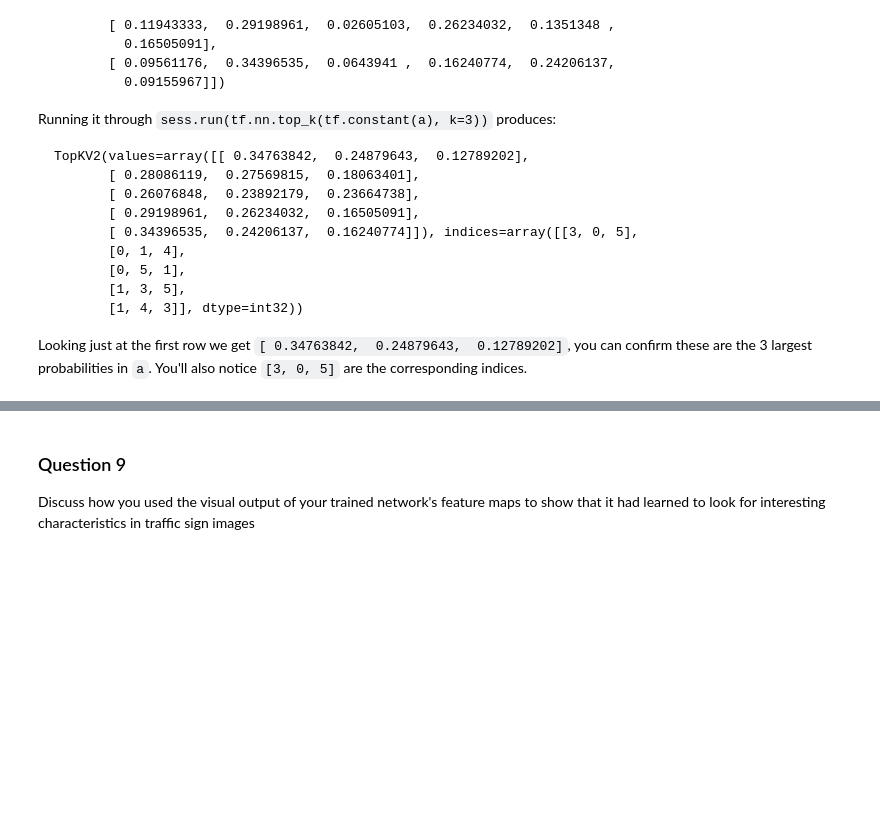
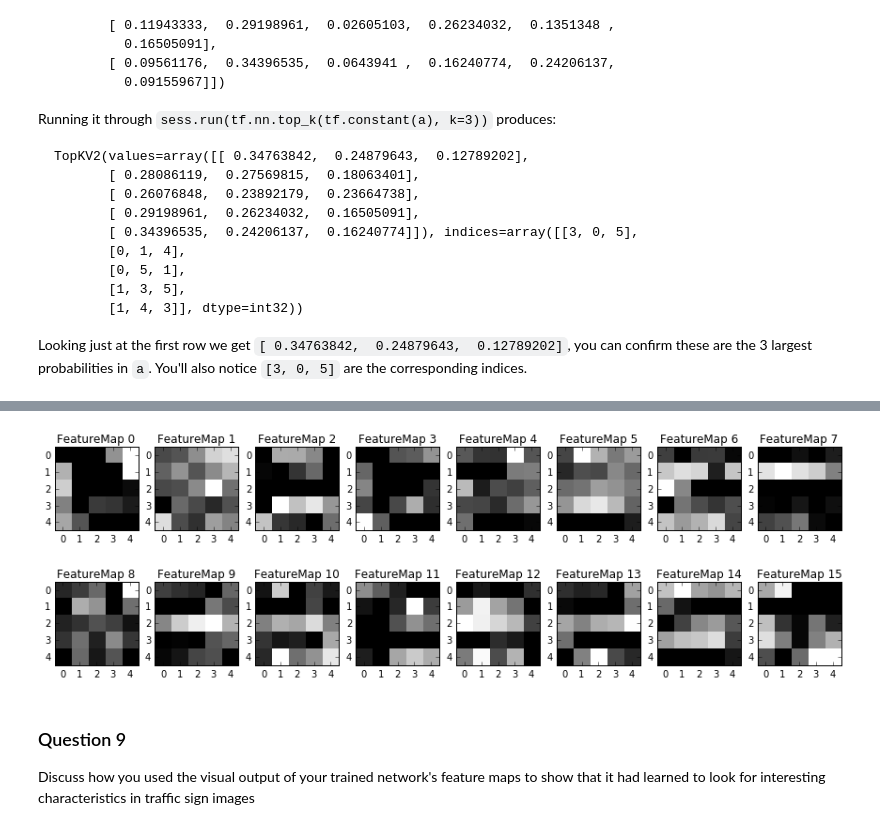
Before and after one commit to romth777/CarND-Traffic-Sign-Classifier-Project, a Jupyter notebook: Traffic_Sign_Classifier.ipynb, the cells around one changed output, grey strips where cells are left out. Cells and saved outputs as stored; diff of their text form; code cells hidden in the pictures; blank space fills up the shorter version.

```diff
--- a/Traffic_Sign_Classifier.ipynb
+++ b/Traffic_Sign_Classifier.ipynb
@@ -543,3 +550,9 @@ KeyError: "The name 'relu1:0' refers to a Tensor which does not exist. The opera
+# %%
+with tf.Session() as sess:
+    saver.restore(sess, tf.train.latest_checkpoint('.'))
+    outputFeatureMap(np.array([test_feed[0]]), conv2)
+# %% [output]
+[figure, added]
 # %% [markdown]
 ### Question 9
 
```
Also changed, not shown: parts of 7 cells of this notebook, 1 other file.
